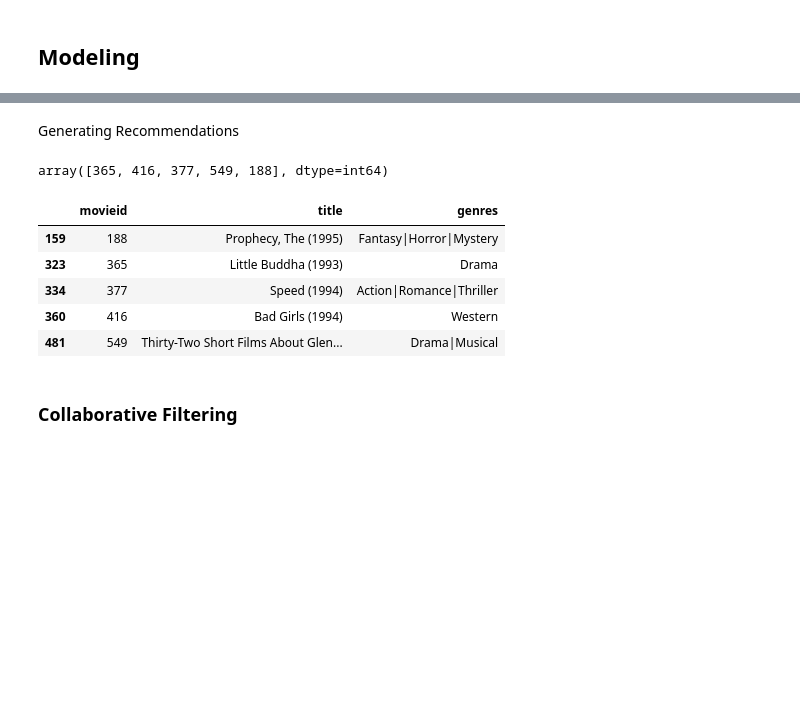
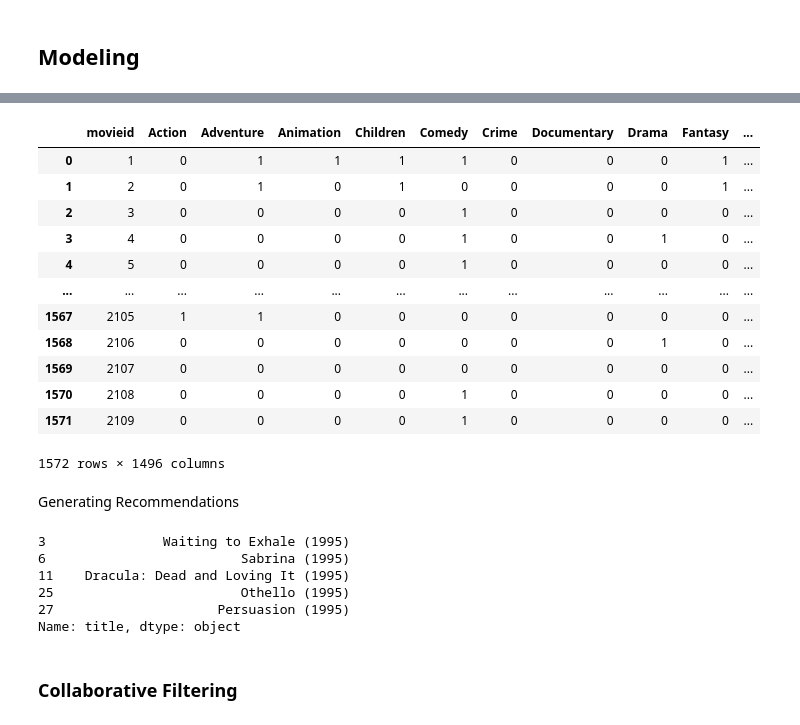
Before and after one commit to willmbennett/movie_rec_sys, a Jupyter notebook: index.ipynb, the cells around one changed output, grey strips where cells are left out. Cells and saved outputs as stored; diff of their text form; code cells hidden in the pictures; blank space fills up the shorter version.

```diff
--- a/index.ipynb
+++ b/index.ipynb
@@ -407,2 +417,21 @@ data_matrix.head()
+# %%
+df_features = pd.concat([df_movies_clean, df_tags_clean], axis=1, join='inner')
+df_features.drop(['title', '(no genres listed)'], axis=1, inplace=True)
+# %%
+df_features
+# %% [output]
+|  | movieid | Action | Adventure | Animation | Children | Comedy | Crime | Documentary | Drama | Fantasy | ... |
+| 0 | 1 | 0 | 1 | 1 | 1 | 1 | 0 | 0 | 0 | 1 | ... |
+| 1 | 2 | 0 | 1 | 0 | 1 | 0 | 0 | 0 | 0 | 1 | ... |
+| 2 | 3 | 0 | 0 | 0 | 0 | 1 | 0 | 0 | 0 | 0 | ... |
+| 3 | 4 | 0 | 0 | 0 | 0 | 1 | 0 | 0 | 1 | 0 | ... |
+| 4 | 5 | 0 | 0 | 0 | 0 | 1 | 0 | 0 | 0 | 0 | ... |
+| ... | ... | ... | ... | ... | ... | ... | ... | ... | ... | ... | ... |
+| 1567 | 2105 | 1 | 1 | 0 | 0 | 0 | 0 | 0 | 0 | 0 | ... |
+| 1568 | 2106 | 0 | 0 | 0 | 0 | 0 | 0 | 0 | 1 | 0 | ... |
+| 1569 | 2107 | 0 | 0 | 0 | 0 | 0 | 0 | 0 | 0 | 0 | ... |
+| 1570 | 2108 | 0 | 0 | 0 | 0 | 1 | 0 | 0 | 0 | 0 | ... |
+| 1571 | 2109 | 0 | 0 | 0 | 0 | 1 | 0 | 0 | 0 | 0 | ... |
+1572 rows × 1496 columns
 # %%
 # Computes cosine similarity
@@ -410,33 +439,26 @@ similarity_matrix = cosine_similarity(data_matrix)
 # %% [markdown]
 Generating Recommendations
 # %%
-# Assuming you want to recommend items to a target user with index "target_user_index"
-target_user_index = 1
+# Assuming you want to recommend movies to a user based on a target movie they have already watched. For example, the user has watched movie 1 and you want to recommend similar movies to them.
+target_movie = 0
 
-# Compute the similarity scores between the target user and all other users
-user_similarities = similarity_matrix[target_user_index]
+# Compute the similarity scores between the target movie and all other movies
+movie_similarities = similarity_matrix[target_movie]
 
-# Sort the similarity scores in descending order and get the indices of most similar users
-most_similar_users_indices = np.argsort(user_similarities)[::-1]
+# Sort the similarity scores in descending order and get the indices of most similar movies
+most_similar_movie_ids = np.argsort(movie_similarities)[::-1]
 
-# Generate recommendations based on the most similar users
-recommendations = most_similar_users_indices[1:]  # Exclude the target user itself
+# Generate Top 5 recommendations based on the most similar users, excluding the target itself
+top_5_recommendations = most_similar_movie_ids[1:6]  # Exclude the target user itself
+# Uses top_5_recommendations to get the movie titles in the order of recommendations
+df_movies_clean[df_movies_clean['movieid'].isin(top_5_recommendations)]['title']
+# %% [output]
+3               Waiting to Exhale (1995)
+6                         Sabrina (1995)
+11    Dracula: Dead and Loving It (1995)
+25                        Othello (1995)
+27                     Persuasion (1995)
+Name: title, dtype: object
-# %%
-# Top 5 Movie recommendations for user 1
-top_5 = recommendations[:5]
-top_5
-# %% [output]
-array([365, 416, 377, 549, 188], dtype=int64)
-# %%
-# Uses recommendations to generate a list of movies to recommend
-df_movies[df_movies['movieid'].isin(top_5)]
-# %% [output]
-|  | movieid | title | genres |
-| 159 | 188 | Prophecy, The (1995) | Fantasy|Horror|Mystery |
-| 323 | 365 | Little Buddha (1993) | Drama |
-| 334 | 377 | Speed (1994) | Action|Romance|Thriller |
-| 360 | 416 | Bad Girls (1994) | Western |
-| 481 | 549 | Thirty-Two Short Films About Glen... | Drama|Musical |
 # %% [markdown]
 ### Collaborative Filtering
 # %% [markdown]
```
Also changed, not shown: parts of 21 cells of this notebook.
